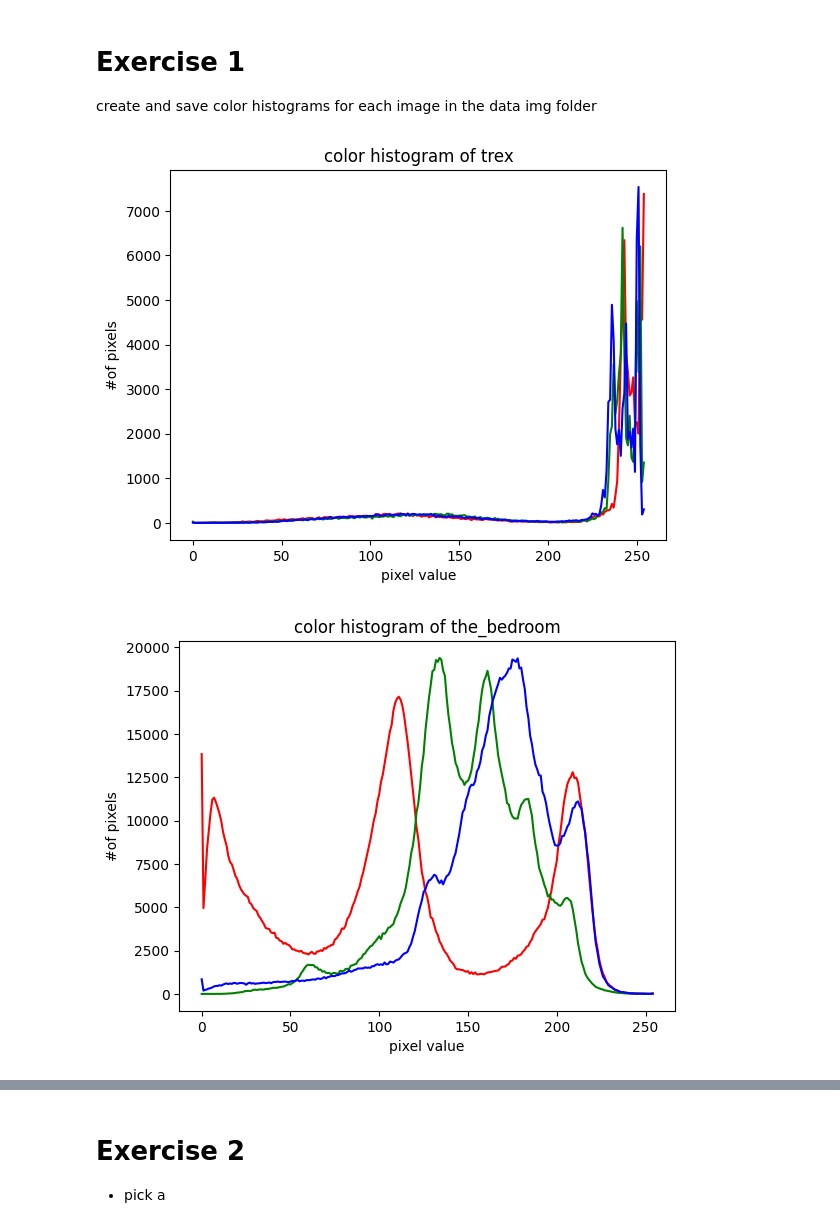
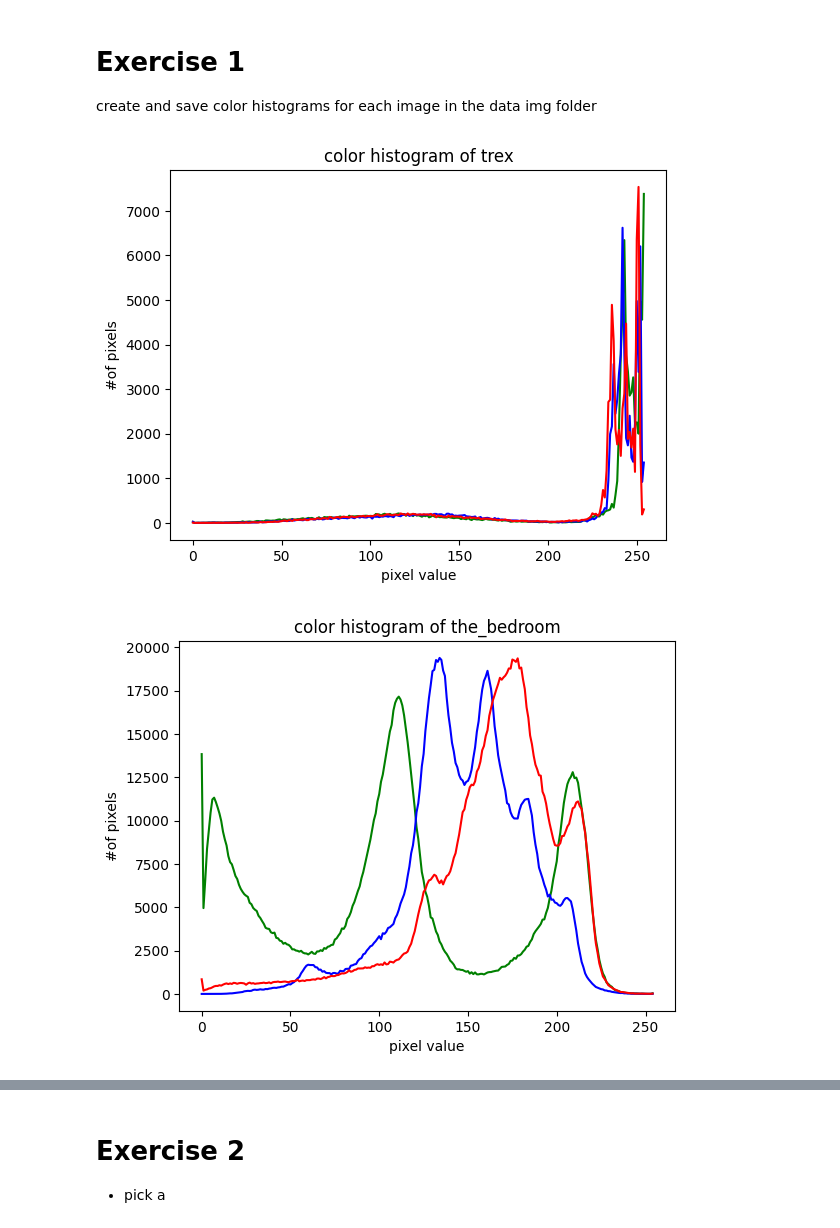
Before and after one commit to missingusername/cds-vis-git, a Jupyter notebook: notebooks/session3.ipynb, the cells around one changed output, grey strips where cells are left out. Cells and saved outputs as stored; diff of their text form; code cells hidden in the pictures.

```diff
--- a/notebooks/session3.ipynb
+++ b/notebooks/session3.ipynb
@@ -16,6 +16,7 @@ import matplotlib.pyplot as plt
 filepath = os.path.join('..',
                         '..',
                         '..',
+                        'cds-vis-data',
                         'data',
                         'img',
                         'terasse.jpeg')
@@ -104,35 +107,38 @@ create and save color histograms for each image in the data img folder
 directory = os.path.join('..',
                         '..',
                         '..',
+                        'cds-vis-data',
                         'data',
                         'img')
 
 
 
 for filename in os.listdir(directory):
     imagePath = os.path.join(directory, filename)
     # checking if it is a file
     if os.path.isfile(filepath):
         imageName = filename.split('.')[0]
 
         image = cv2.imread(imagePath)
         #create tuples
         channels = cv2.split(image)
         #create color tuples
-        colors = ('red','green','blue')
+        colors = ('green', 'blue', 'red')
         #create plot
         plt.figure()
         plt.title(f'color histogram of {imageName}')
         plt.xlabel('pixel value')
         plt.ylabel('#of pixels')
 
 
         i=0
         for channel in channels:
             hist = cv2.calcHist([channel], [0], None, [255], [0, 256])
             plt.plot(hist, color=colors[i])
+
             i+=1
-        plt.savefig(f'../histograms/{imageName} histogram.png')
+        plt.show()
+        #plt.savefig(f'../histograms/{imageName} histogram.png')
 # %% [output]
-[figure, old version]
+[figure, new version]
-[figure, old version]
+[figure, new version]
```
Also changed, not shown: parts of 3 cells of this notebook, 3 other files.
